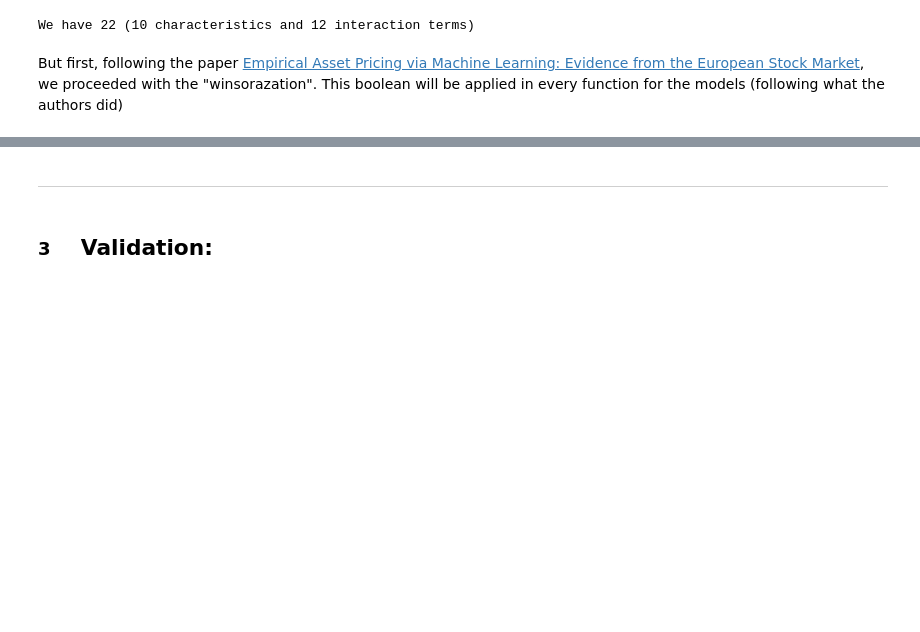
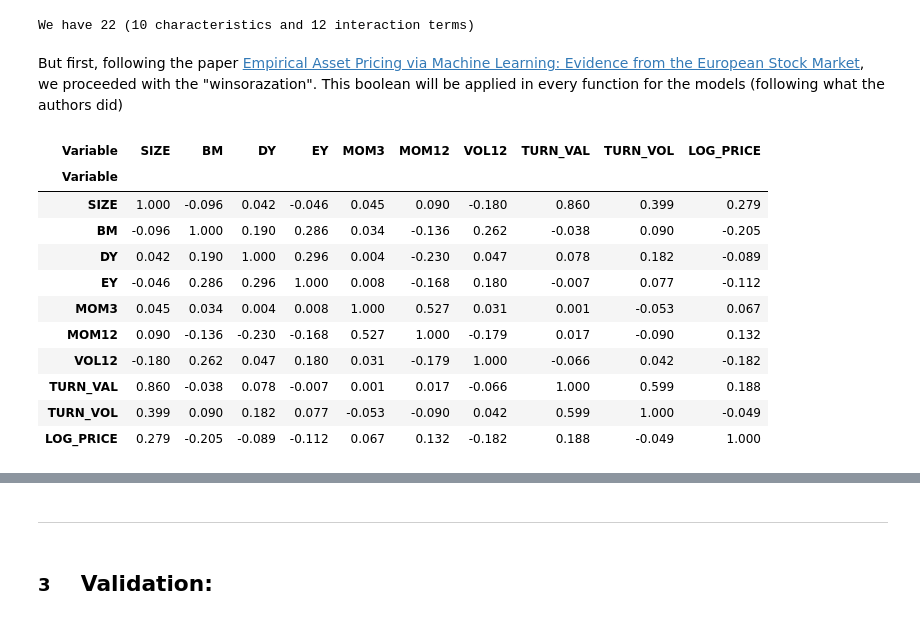
Before and after one commit to LucasDubss/Empirical-Asset-Pricing-with-ML-Evidence-from-the-EU, a Jupyter notebook: CODE/ASM.ipynb, the cells around one changed output, grey strips where cells are left out. Saved outputs shown, nothing was run; the diff lists cells and outputs as text; code cells hidden in the pictures; blank space fills up the shorter version.

```diff
--- a/CODE/ASM.ipynb
+++ b/CODE/ASM.ipynb
@@ -425,0 +428,16 @@ But first, following the paper [Empirical Asset Pricing via Machine Learning: Ev
+# %%
+corr_matrix_rounded = corr_matrix.round(3)
+corr_matrix_rounded
+# %% [output]
+| Variable | SIZE | BM | DY | EY | MOM3 | MOM12 | VOL12 | TURN_VAL | TURN_VOL | LOG_PRICE |
+| Variable |  |  |  |  |  |  |  |  |  |  |
+| SIZE | 1.000 | -0.096 | 0.042 | -0.046 | 0.045 | 0.090 | -0.180 | 0.860 | 0.399 | 0.279 |
+| BM | -0.096 | 1.000 | 0.190 | 0.286 | 0.034 | -0.136 | 0.262 | -0.038 | 0.090 | -0.205 |
+| DY | 0.042 | 0.190 | 1.000 | 0.296 | 0.004 | -0.230 | 0.047 | 0.078 | 0.182 | -0.089 |
+| EY | -0.046 | 0.286 | 0.296 | 1.000 | 0.008 | -0.168 | 0.180 | -0.007 | 0.077 | -0.112 |
+| MOM3 | 0.045 | 0.034 | 0.004 | 0.008 | 1.000 | 0.527 | 0.031 | 0.001 | -0.053 | 0.067 |
+| MOM12 | 0.090 | -0.136 | -0.230 | -0.168 | 0.527 | 1.000 | -0.179 | 0.017 | -0.090 | 0.132 |
+| VOL12 | -0.180 | 0.262 | 0.047 | 0.180 | 0.031 | -0.179 | 1.000 | -0.066 | 0.042 | -0.182 |
+| TURN_VAL | 0.860 | -0.038 | 0.078 | -0.007 | 0.001 | 0.017 | -0.066 | 1.000 | 0.599 | 0.188 |
+| TURN_VOL | 0.399 | 0.090 | 0.182 | 0.077 | -0.053 | -0.090 | 0.042 | 0.599 | 1.000 | -0.049 |
+| LOG_PRICE | 0.279 | -0.205 | -0.089 | -0.112 | 0.067 | 0.132 | -0.182 | 0.188 | -0.049 | 1.000 |
```
Also changed, not shown: parts of 3 cells of this notebook.
